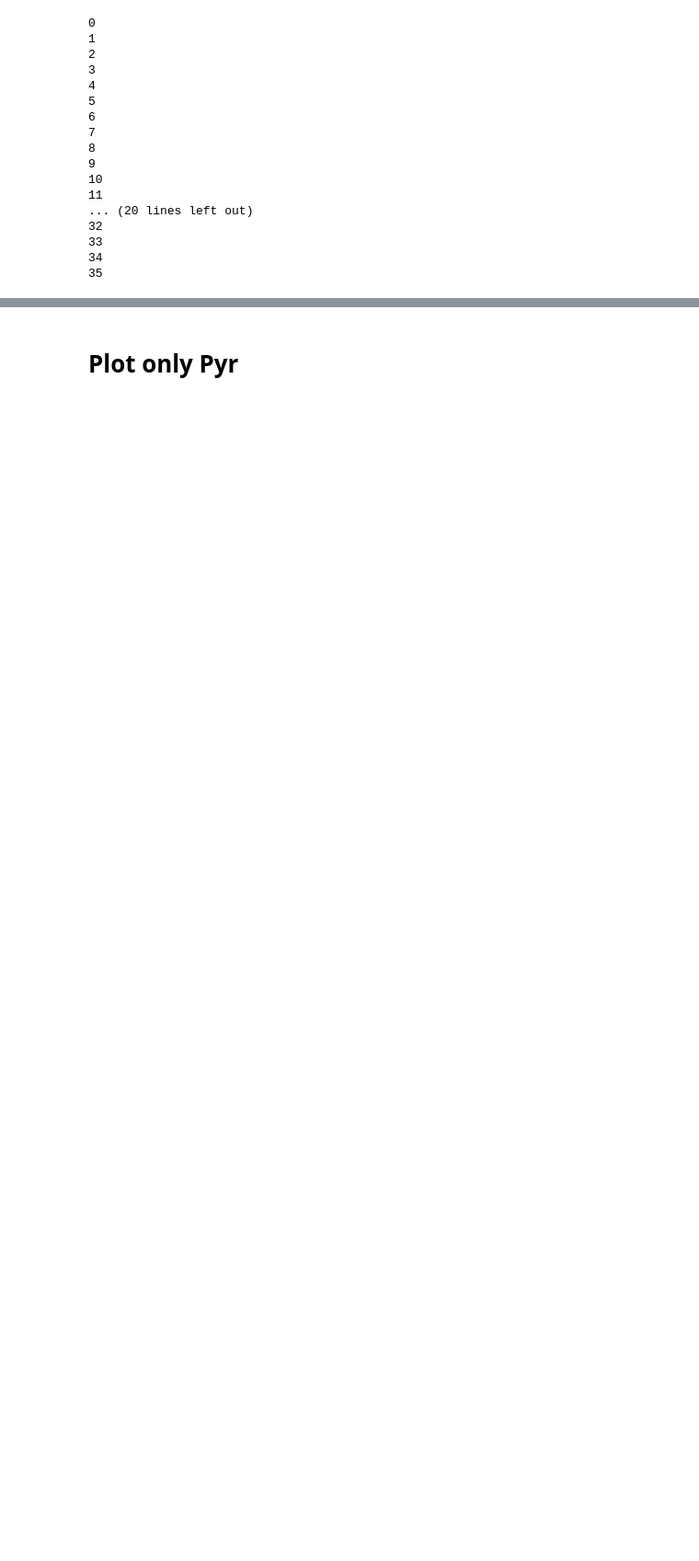
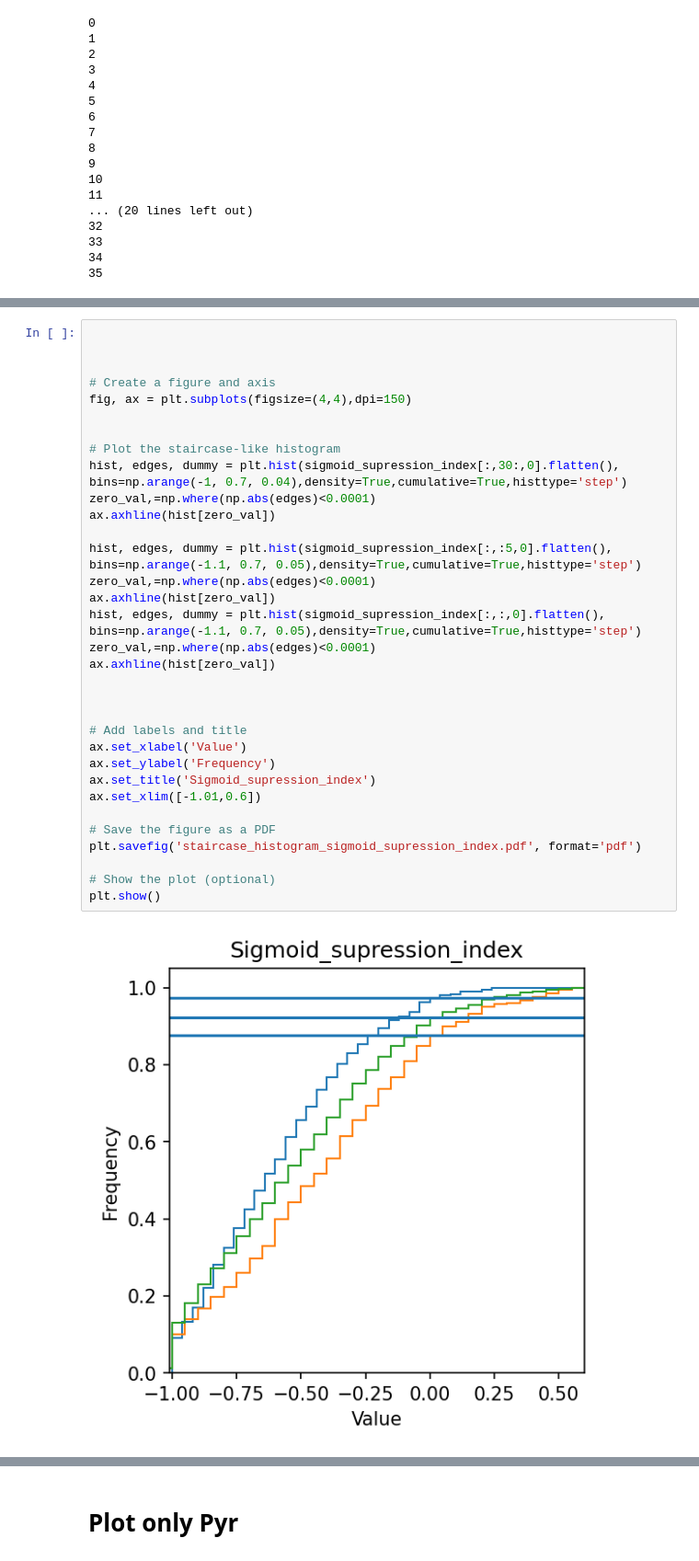
Before and after one commit to anitsoga/mossing_paper_code, a Jupyter notebook: simulation/Agos_Code/Figure_6.ipynb, the cells around one changed output, grey strips where cells are left out. Shown at 92% size. Cells and saved outputs as stored; diff of their text form; blank space fills up the shorter version.

```diff
--- a/simulation/Agos_Code/Figure_6.ipynb
+++ b/simulation/Agos_Code/Figure_6.ipynb
@@ -400,0 +507,35 @@ for istim in range(nr.shape[2]):
+# %%
+
+
+
+# Create a figure and axis
+fig, ax = plt.subplots(figsize=(4,4),dpi=150)
+
+
+# Plot the staircase-like histogram
+hist, edges, dummy = plt.hist(sigmoid_supression_index[:,30:,0].flatten(), bins=np.arange(-1, 0.7, 0.04),density=True,cumulative=True,histtype='step')
+zero_val,=np.where(np.abs(edges)<0.0001)
+ax.axhline(hist[zero_val])
+
+hist, edges, dummy = plt.hist(sigmoid_supression_index[:,:5,0].flatten(), bins=np.arange(-1.1, 0.7, 0.05),density=True,cumulative=True,histtype='step')
+zero_val,=np.where(np.abs(edges)<0.0001)
+ax.axhline(hist[zero_val])
+hist, edges, dummy = plt.hist(sigmoid_supression_index[:,:,0].flatten(), bins=np.arange(-1.1, 0.7, 0.05),density=True,cumulative=True,histtype='step')
+zero_val,=np.where(np.abs(edges)<0.0001)
+ax.axhline(hist[zero_val])
+
+
+
+# Add labels and title
+ax.set_xlabel('Value')
+ax.set_ylabel('Frequency')
+ax.set_title('Sigmoid_supression_index')
+ax.set_xlim([-1.01,0.6])
+
+# Save the figure as a PDF
+plt.savefig('staircase_histogram_sigmoid_supression_index.pdf', format='pdf')
+
+# Show the plot (optional)
+plt.show()
+# %% [output]
+[figure, added]
```
Also changed, not shown: parts of 16 cells of this notebook, 4 other files.
